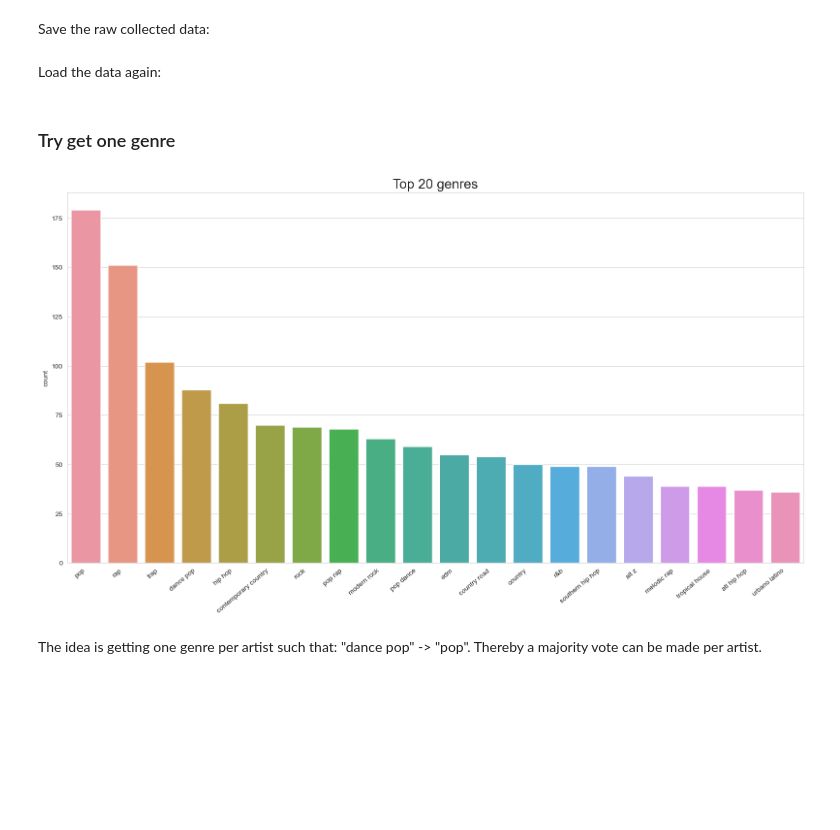
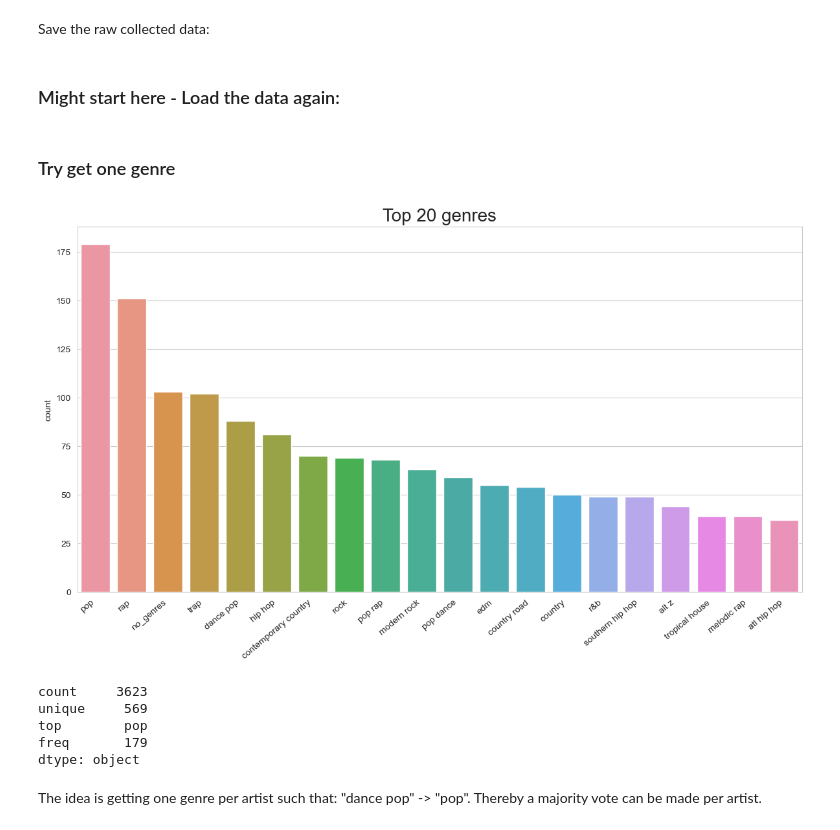
Before and after one commit to radziko/CompSocSci, a Jupyter notebook: project/project_01 cas.ipynb, the cells around one changed output. Saved outputs shown, nothing was run; the diff lists cells and outputs as text; code cells hidden in the pictures; blank space fills up the shorter version.

Commit message:
correct dicts

```diff
--- a/project/project_01 cas.ipynb
+++ b/project/project_01 cas.ipynb
@@ -84,7 +87,7 @@ def get_songs_by_artist(token, artist_id):
     return result.json()
 # %%
 token = get_token()
-response = search_for_artist(token, "Post Malone")
+response = search_for_artist(token, "DJ Khaled")
 id1 = response["artists"]["items"][0]['id']
 response["artists"]["items"][0]['genres']
 
@@ -193,46 +195,61 @@ NameError: name 'unique_artists' is not defined
 # %% [markdown]
 Save the raw collected data:
 # %%
-#with open('dict_featuresALL-modified.pickle', 'wb') as handle:
-#    pickle.dump(dict_features, handle)
+with open('dict_featuresALL.pickle', 'wb') as handle:
+    pickle.dump(dict_features, handle)
 
-#with open('dict_genresALL-modified.pickle', 'wb') as handle:
-#    pickle.dump(dict_genres1, handle)
+with open('dict_genresALL.pickle', 'wb') as handle:
+    pickle.dump(dict_genres, handle)
 # %% [markdown]
-Load the data again:
+### Might start here - Load the data again:
 # %%
-#with open('dict_featuresALL-modified.pickle', 'rb') as handle:
-#    dict_features = pickle.load(handle)
+def read_files(input = False):
+    if input:
+        with open('dict_featuresALL.pickle', 'rb') as handle:
+            dict_features = pickle.load(handle)
 
-#with open('dict_genresALL-modified.pickle', 'rb') as handle:
-#    dict_genres = pickle.load(handle)
+        with open('dict_genresALL.pickle', 'rb') as handle:
+            dict_genres = pickle.load(handle)
+        return dict_features, dict_genres
+    else:
+        pass
+
+dict_features, dict_genres = read_files(True)
 # %% [markdown]
 ### Try get one genre
 # %%
 # Make histogram of number af times a genre is used for all artists
 def make_hist_of_genres(dict_genres, key_to_use: str, top_n= 20):
     list_of_genres = []
     for dict in dict_genres.values():
         list_of_genres.append(dict[key_to_use])
 
     if key_to_use == 'all_genres':
         all_genres = list(itertools.chain(*list_of_genres))
         #all_genres = [genre for genre in all_genres if genre != '']
     else:
         all_genres = list_of_genres
     # Make the plot with seaborn
     sns.set_style("whitegrid")
-    plt.figure(figsize=(16,9))
+    plt.figure(figsize=(12,7))
     ax = sns.countplot(x=all_genres, order=pd.value_counts(all_genres).iloc[:top_n].index)
     ax.set_xticklabels(ax.get_xticklabels(), rotation=40, ha="right")
     plt.tight_layout()
     plt.title(f'Top {top_n} genres', fontsize=20)
     plt.show()
     return all_genres
 
 all_genres = make_hist_of_genres(dict_genres, 'all_genres')
+# print out general statistics for genres
+df_all_genres = pd.Series(all_genres)
+df_all_genres.describe()
 # %% [output]
-[figure, old version]
+[figure, new version]
+count     3623
+unique     569
+top        pop
+freq       179
+dtype: object
 # %% [markdown]
 The idea is getting one genre per artist such that: "dance pop" -> "pop". Thereby a majority vote can be made per artist.
 # %%
```
Also changed, not shown: parts of 36 cells of this notebook, 8 other files.
